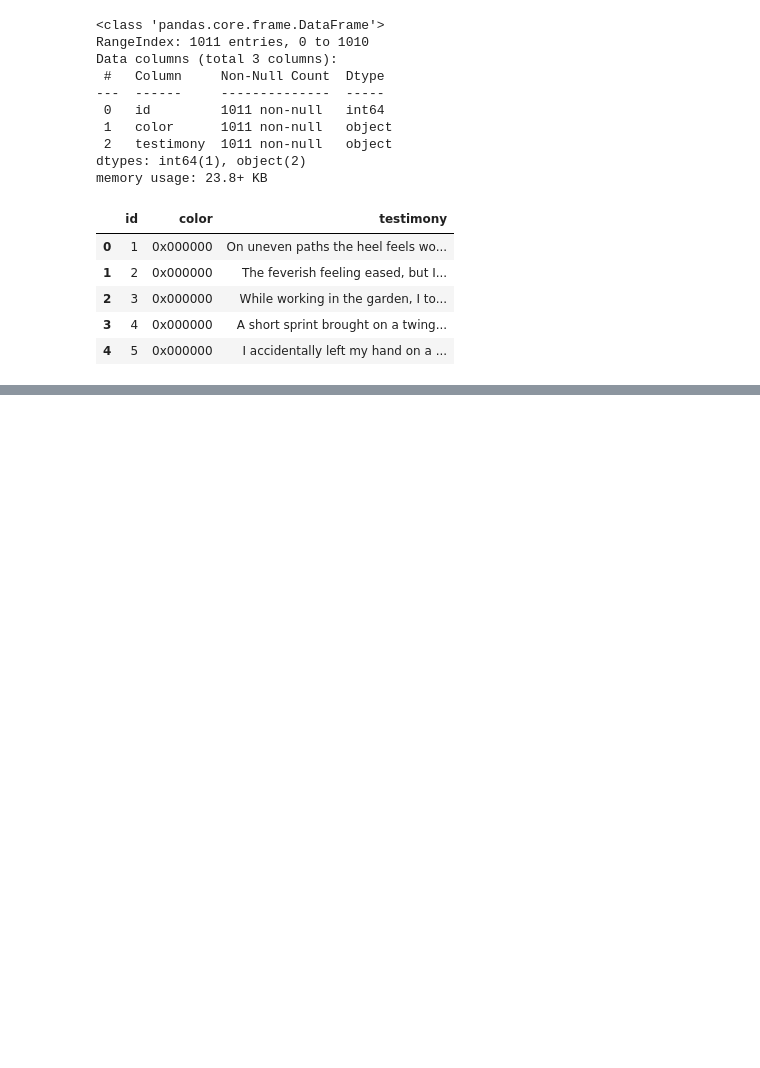
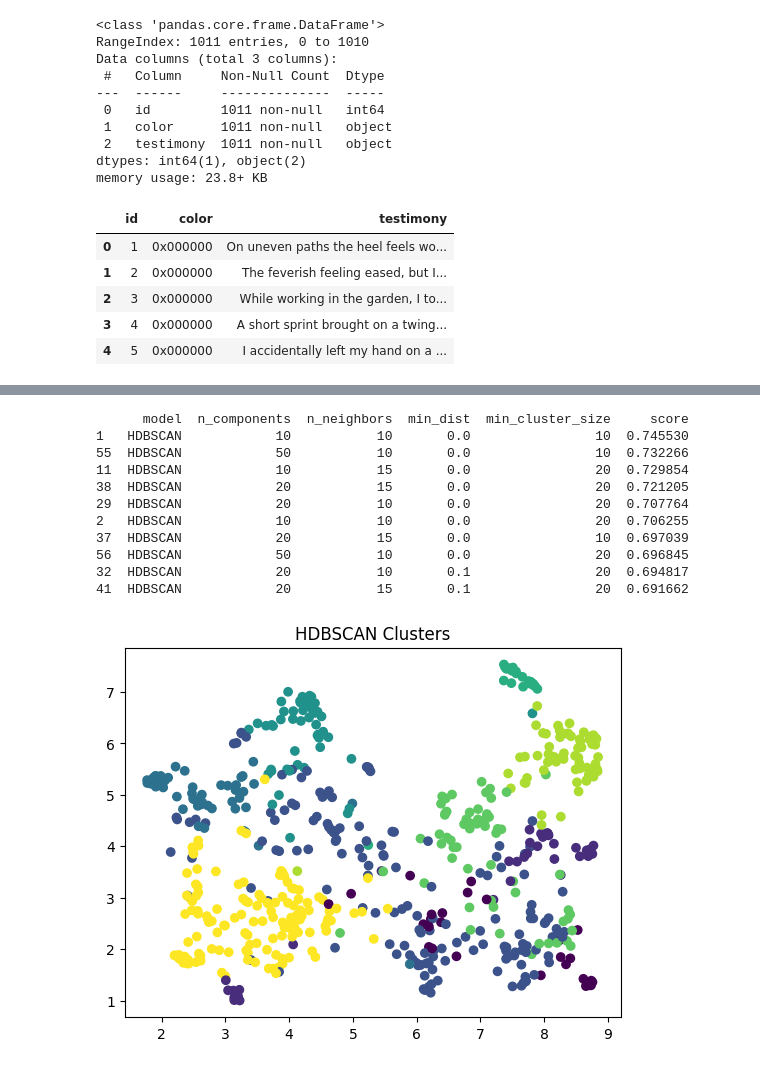
Before and after one commit to Martin-Matin-Muller/DR-CVRIE-EPITECH-machine-learning-, a Jupyter notebook: CVRIE_Unsupervised.ipynb, the cells around one changed output, grey strips where cells are left out. Saved outputs shown, nothing was run; the diff lists cells and outputs as text; code cells hidden in the pictures; blank space fills up the shorter version.

```diff
--- a/CVRIE_Unsupervised.ipynb
+++ b/CVRIE_Unsupervised.ipynb
@@ -96,0 +133,21 @@ print(X.shape)
+# %%
+best_score = -1
+best_k = None
+
+for k in range(2, 10):
+    model = KMeans(n_clusters=k, random_state=42)
+    labels_tmp = model.fit_predict(X_reduced)
+
+    score = silhouette_score(X_reduced, labels_tmp)
+
+    if score > best_score:
+        best_score = score
+        best_k = k
+
+    print(f"Best k: {best_k} with score {best_score}\n")
+
+print(f"Final Best k: {best_k} with score {best_score}\n")
+
+# the final model with the best k
+model = KMeans(n_clusters=best_k, random_state=42)
+labels = model.fit_predict(X_reduced)
@@ -203,0 +553,30 @@ ARI: 0.0
+# %%
+hdscan_df_results = pd.DataFrame(hdscan_results)
+print(hdscan_df_results.sort_values("score", ascending=False).head(10))
+
+umap_2d = umap.UMAP(
+    n_components=2,
+    n_neighbors=15,
+    min_dist=0.1,
+    metric='cosine',
+    random_state=42
+)
+
+X_2d = umap_2d.fit_transform(X)
+
+plt.scatter(X_2d[:, 0], X_2d[:, 1], c=labels)
+plt.title("HDBSCAN Clusters")
+plt.show()
+# %% [output]
+      model  n_components  n_neighbors  min_dist  min_cluster_size     score
+1   HDBSCAN            10           10       0.0                10  0.745530
+55  HDBSCAN            50           10       0.0                10  0.732266
+11  HDBSCAN            10           15       0.0                20  0.729854
+38  HDBSCAN            20           15       0.0                20  0.721205
+29  HDBSCAN            20           10       0.0                20  0.707764
+2   HDBSCAN            10           10       0.0                20  0.706255
+37  HDBSCAN            20           15       0.0                10  0.697039
+56  HDBSCAN            50           10       0.0                20  0.696845
+32  HDBSCAN            20           10       0.1                20  0.694817
+41  HDBSCAN            20           15       0.1                20  0.691662
+[figure, added]
```
Also changed, not shown: parts of 39 cells of this notebook, 2 other files.
